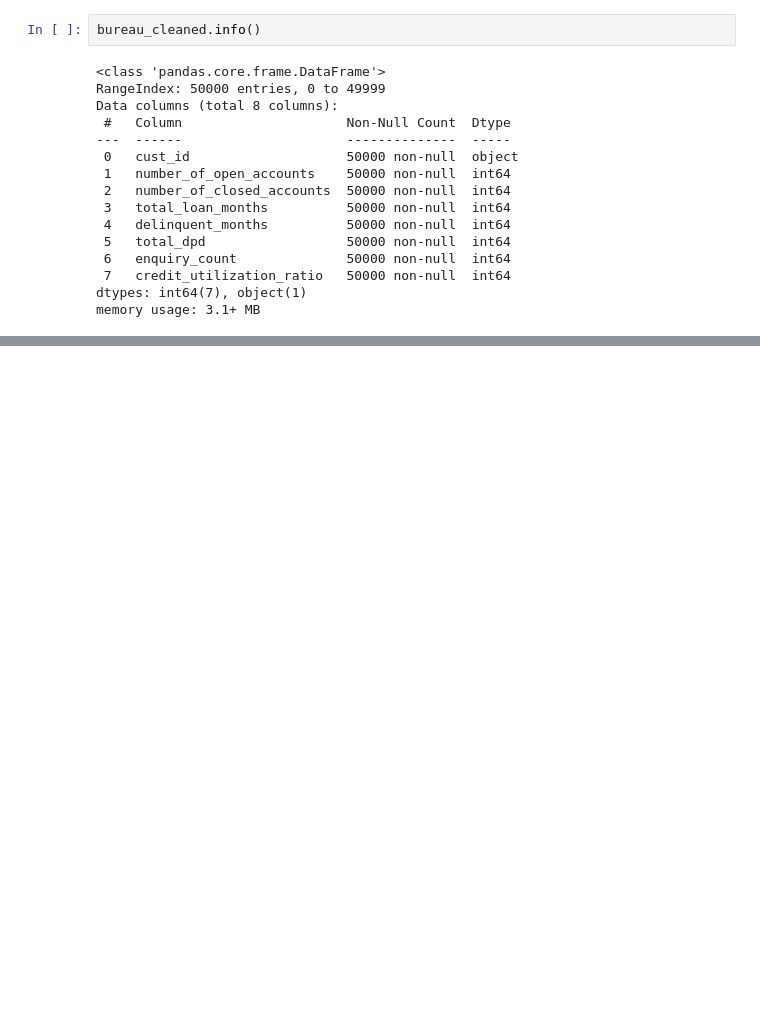
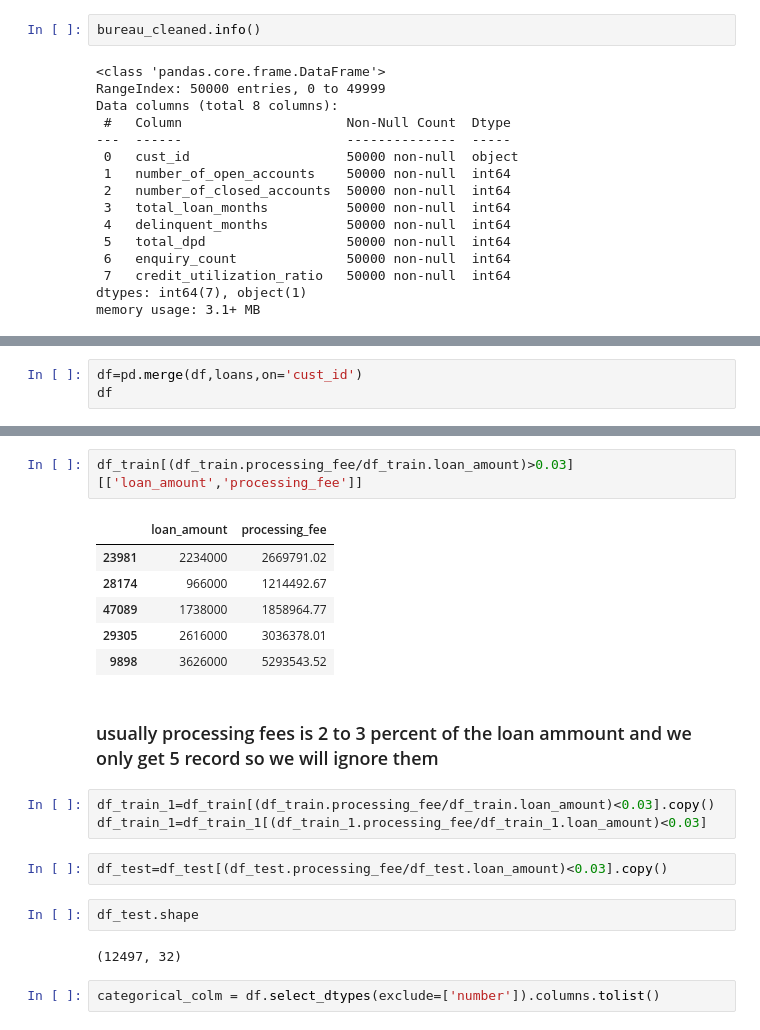
Before and after one commit to ayush-singhgit/Credit_risk_score, a Jupyter notebook: DataSet_processing.ipynb, the cells around one changed output, grey strips where cells are left out. Cells and saved outputs as stored; diff of their text form; blank space fills up the shorter version.

```diff
--- a/DataSet_processing.ipynb
+++ b/DataSet_processing.ipynb
@@ -302,0 +360,3 @@ memory usage: 3.1+ MB
+# %%
+df=pd.merge(df,loans,on='cust_id')
+df
@@ -302,0 +506,22 @@ memory usage: 3.1+ MB
+# %%
+df_train[(df_train.processing_fee/df_train.loan_amount)>0.03][['loan_amount','processing_fee']]
+# %% [output]
+|  | loan_amount | processing_fee |
+| 23981 | 2234000 | 2669791.02 |
+| 28174 | 966000 | 1214492.67 |
+| 47089 | 1738000 | 1858964.77 |
+| 29305 | 2616000 | 3036378.01 |
+| 9898 | 3626000 | 5293543.52 |
+# %% [markdown]
+### usually processing fees is 2 to 3 percent of the loan ammount and we only get 5 record so we will ignore them
+# %%
+df_train_1=df_train[(df_train.processing_fee/df_train.loan_amount)<0.03].copy()
+df_train_1=df_train_1[(df_train_1.processing_fee/df_train_1.loan_amount)<0.03]
+# %%
+df_test=df_test[(df_test.processing_fee/df_test.loan_amount)<0.03].copy()
+# %%
+df_test.shape
+# %% [output]
+(12497, 32)
+# %%
+categorical_colm = df.select_dtypes(exclude=['number']).columns.tolist()
```
Also changed, not shown: parts of 25 cells of this notebook.
